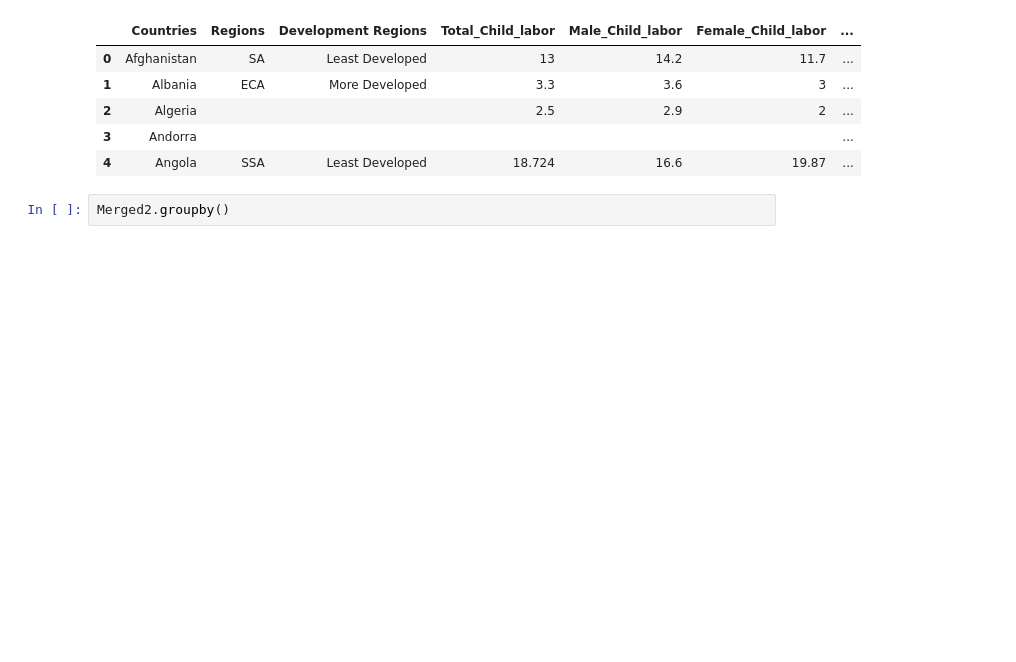
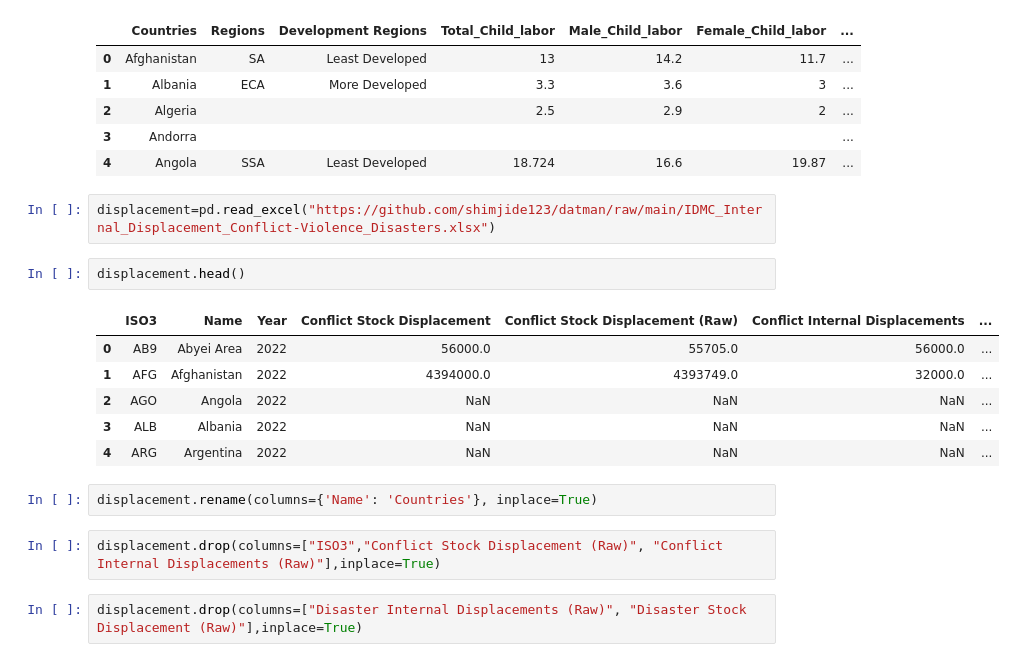
Before and after one commit to shimjide123/datman, a Jupyter notebook: PS3_by_Yu_Nong.ipynb, the cells around one changed output. Cells and saved outputs as stored; diff of their text form; blank space fills up the shorter version.

```diff
--- a/PS3_by_Yu_Nong.ipynb
+++ b/PS3_by_Yu_Nong.ipynb
@@ -343,5 +347,20 @@ Merged2.head()
 | 2 | Algeria |  |  | 2.5 | 2.9 | 2 | ... |
 | 3 | Andorra |  |  |  |  |  | ... |
 | 4 | Angola | SSA | Least Developed | 18.724 | 16.6 | 19.87 | ... |
-# %%
-Merged2.groupby()
+# %%
+displacement=pd.read_excel("https://github.com/shimjide123/datman/raw/main/IDMC_Internal_Displacement_Conflict-Violence_Disasters.xlsx")
+# %%
+displacement.head()
+# %% [output]
+|  | ISO3 | Name | Year | Conflict Stock Displacement | Conflict Stock Displacement (Raw) | Conflict Internal Displacements | ... |
+| 0 | AB9 | Abyei Area | 2022 | 56000.0 | 55705.0 | 56000.0 | ... |
+| 1 | AFG | Afghanistan | 2022 | 4394000.0 | 4393749.0 | 32000.0 | ... |
+| 2 | AGO | Angola | 2022 | NaN | NaN | NaN | ... |
+| 3 | ALB | Albania | 2022 | NaN | NaN | NaN | ... |
+| 4 | ARG | Argentina | 2022 | NaN | NaN | NaN | ... |
+# %%
+displacement.rename(columns={'Name': 'Countries'}, inplace=True)
+# %%
+displacement.drop(columns=["ISO3","Conflict Stock Displacement (Raw)", "Conflict Internal Displacements (Raw)"],inplace=True)
+# %%
+displacement.drop(columns=["Disaster Internal Displacements (Raw)", "Disaster Stock Displacement (Raw)"],inplace=True)
```
Also changed, not shown: parts of 10 cells of this notebook.
